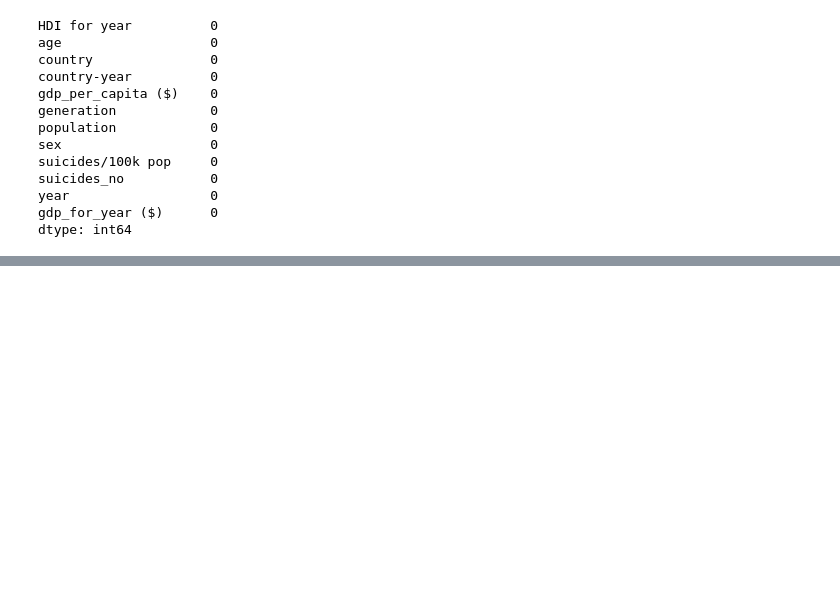
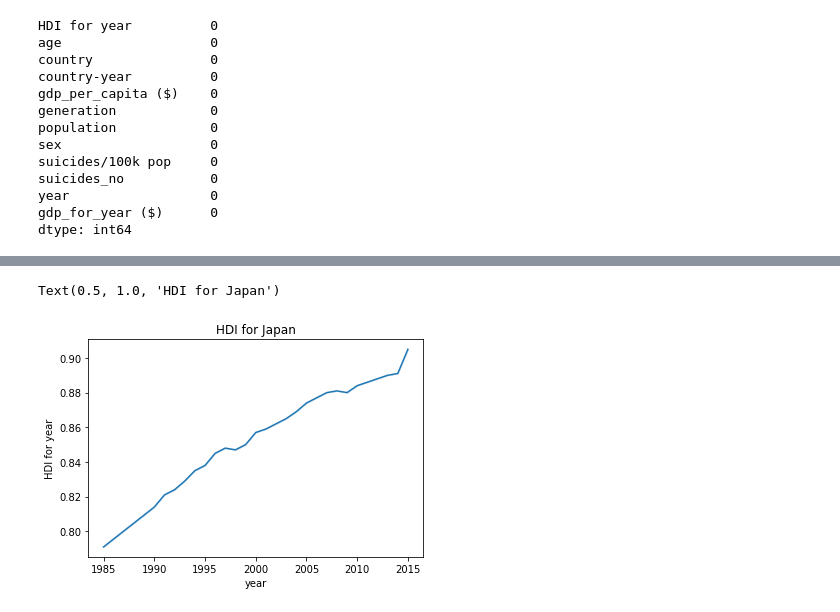
Before and after one commit to kanam12/ieor142finalproject, a Jupyter notebook: Cleaning.ipynb, the cells around one changed output, grey strips where cells are left out. Drawn from its saved outputs; the diff is of its cells as text; code cells hidden in the pictures; blank space fills up the shorter version.

```diff
--- a/Cleaning.ipynb
+++ b/Cleaning.ipynb
@@ -404,0 +414,5 @@ dtype: int64
+# %%
+sns.lineplot(x="year", y="HDI for year", data = merged_jp).set_title("HDI for Japan")
+# %% [output]
+Text(0.5, 1.0, 'HDI for Japan')
+[figure, added]
```
Also changed, not shown: parts of 3 cells of this notebook, 3 other files.
